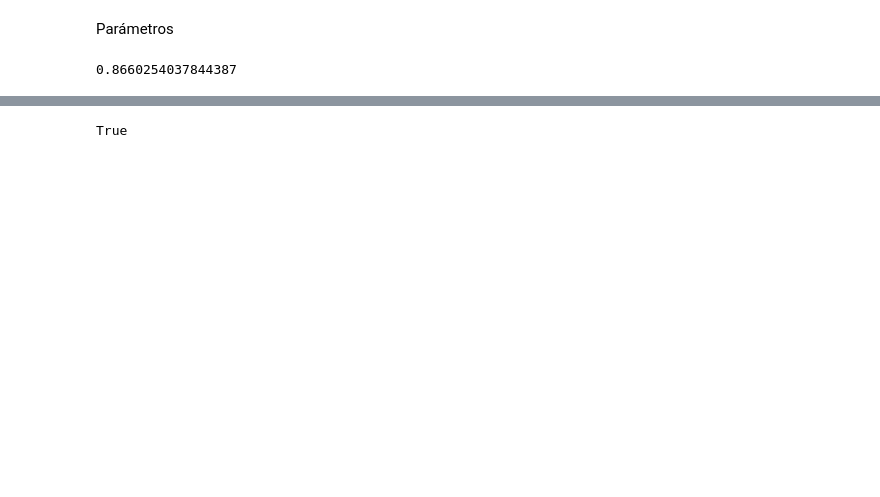
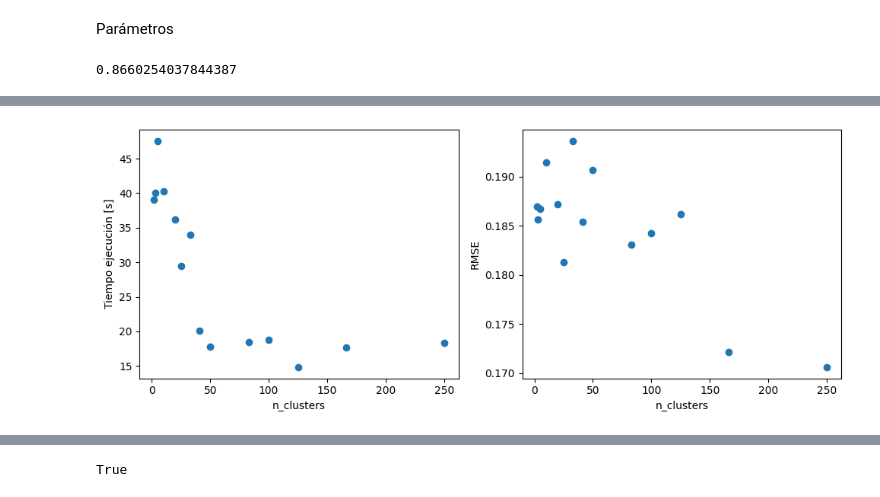
Before and after one commit to AlejandroVillazonG/NestedCoKriging, a Jupyter notebook: 4 nestedCoKriging.ipynb, the cells around one changed output, grey strips where cells are left out. Cells and saved outputs as stored; diff of their text form; code cells hidden in the pictures; blank space fills up the shorter version.

```diff
--- a/4 nestedCoKriging.ipynb
+++ b/4 nestedCoKriging.ipynb
@@ -405,0 +414,29 @@ NestedCoKriging(X_1, X_2, Y_1, Y_2, theta_1, theta_2, theta_12, nu_1, nu_2, nu_1
+# %%
+times = []
+rmses = []
+iter_n_clusters = [250, 166, 125, 100, 83, 50, 41, 33, 25,  20,  10,   5,   3,   2]
+
+for n_clusters in iter_n_clusters:
+    start_time = time.time()
+
+    A_1 = gen_A(X_1, n_clusters)
+    A_2 = gen_A(X_2, n_clusters)
+    NcoK = NestedCoKriging(X_1, X_2, Y_1, Y_2, theta_1, theta_2, theta_12, nu_1, nu_2, nu_12, rho_12)
+    Y_NcoK = NcoK.predict(X_test, A_1, A_2)
+
+    end_time = time.time()
+
+    times.append(end_time - start_time)
+    rmses.append(root_mean_squared_error(Y_NcoK, Y_test))
+# %%
+fig, (ax1, ax2) = plt.subplots(1,2, figsize=(10,4))
+
+ax1.scatter(iter_n_clusters, times)
+ax1.set_xlabel('n_clusters'); ax1.set_ylabel('Tiempo ejecución [s]')
+
+ax2.scatter(iter_n_clusters, rmses)
+ax2.set_xlabel('n_clusters'); ax2.set_ylabel('RMSE')
+
+fig.tight_layout()
+# %% [output]
+[figure, added]
```
Also changed, not shown: parts of 19 cells of this notebook.
